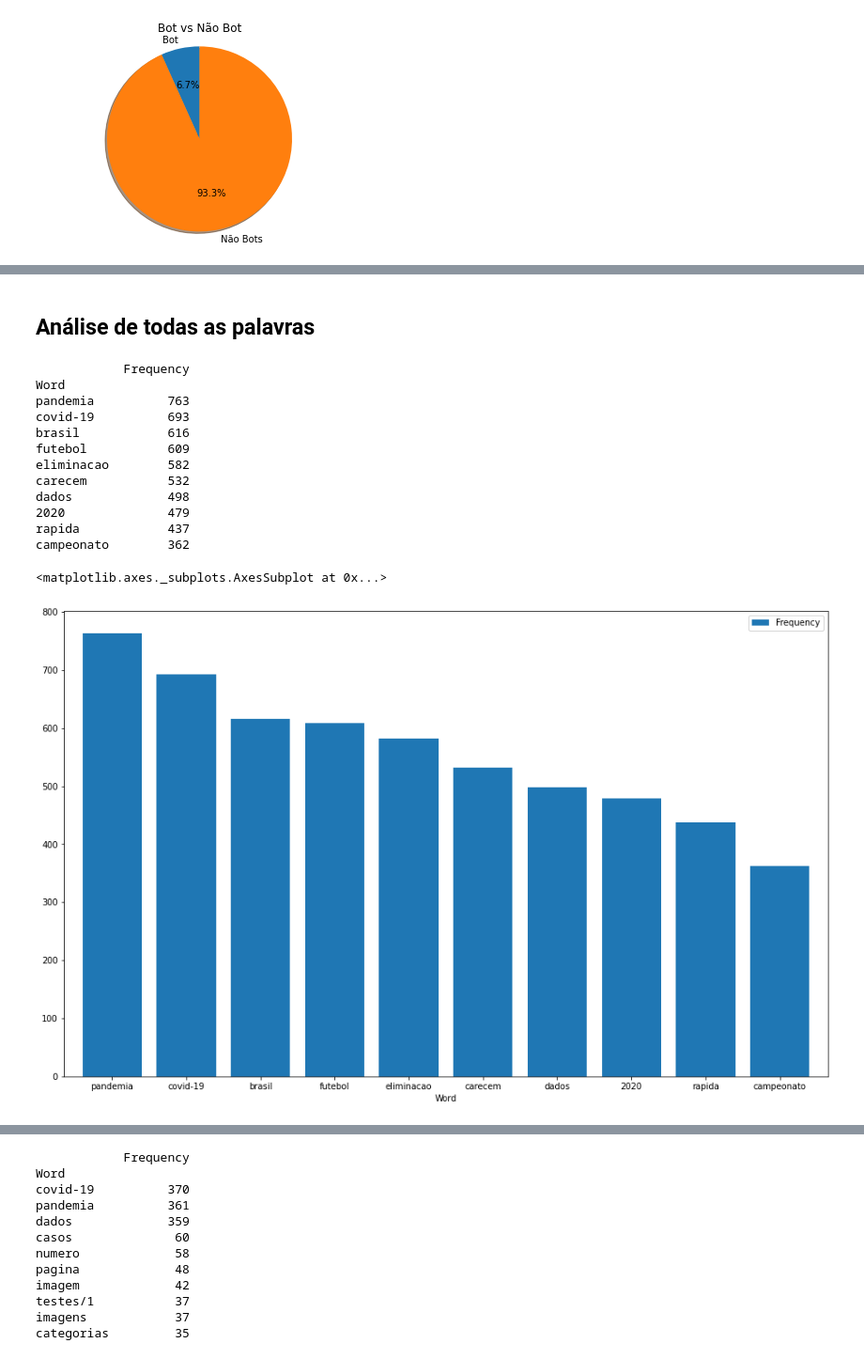
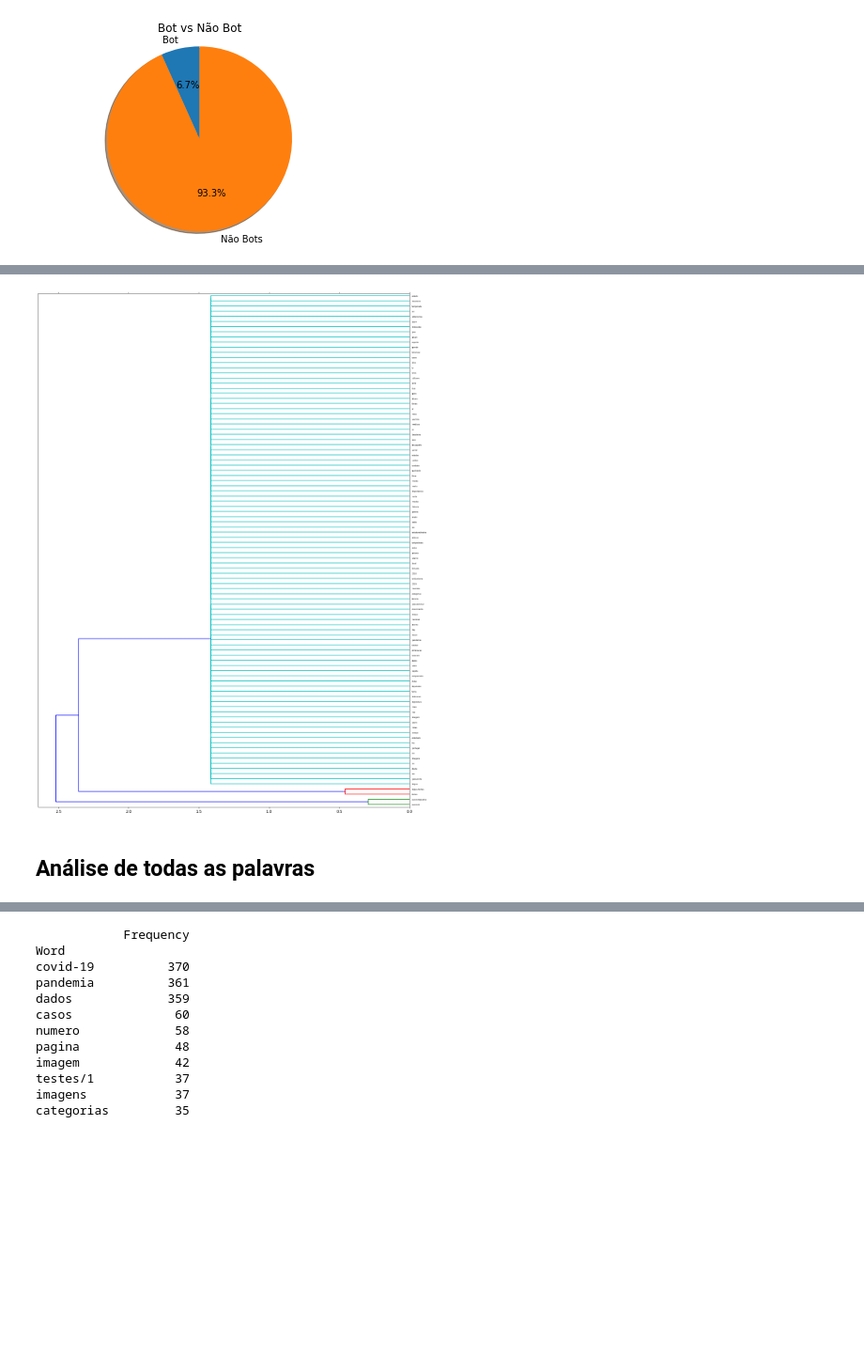
Before and after one commit to MarcosCordeiro/mestrado-wiki-vs-bot, a Jupyter notebook: Projeto/Script/Python_Notebook/bot_vs_wiki.ipynb, the cells around one changed output, grey strips where cells are left out. Shown at 94% size. Saved outputs shown, nothing was run; the diff lists cells and outputs as text; code cells hidden in the pictures; blank space fills up the shorter version.

```diff
--- a/Projeto/Script/Python_Notebook/bot_vs_wiki.ipynb
+++ b/Projeto/Script/Python_Notebook/bot_vs_wiki.ipynb
@@ -177,0 +178,5 @@ plt.show()
+# %%
+top_N = 100
+words = df["title_cleaned"].str.cat(sep=' ').split()
+rslt = pd.DataFrame(Counter(words).most_common(top_N), columns=['Word', 'Frequency']).set_index('Word')
+print(rslt)
@@ -178,23 +199,29 @@ plt.show()
+# %%
+str_list = rslt.index.values
+vec = TfidfVectorizer()
+vec.fit(str_list)
+matrix_transf = vec.transform(str_list)
+
+from sklearn.metrics.pairwise import cosine_similarity
+from scipy.cluster.hierarchy import ward, dendrogram
+
+dist = 1 - cosine_similarity(matrix_transf)
+linkage_matrix = ward(dist)
+
+fig, ax = plt.subplots(figsize=(15, 20))
+ax = dendrogram(linkage_matrix, orientation="left", labels=str_list);
+
+plt.tick_params(\
+    axis= 'x',
+    which='both',
+    bottom='off',
+    top='off',
+    labelbottom='off')
+
+plt.tight_layout()
+
+plt.savefig('ward_clusters.png', dpi=200)
+# %% [output]
+[figure, added]
 # %% [markdown]
 ## Análise de todas as palavras
-# %%
-top_N = 10
-words = df["title_cleaned"].str.cat(sep=' ').split()
-rslt = pd.DataFrame(Counter(words).most_common(top_N), columns=['Word', 'Frequency']).set_index('Word')
-print(rslt)
-rslt.plot.bar(rot=0, figsize=(16,10), width=0.8)
-# %% [output]
-            Frequency
-Word
-pandemia          763
-covid-19          693
-brasil            616
-futebol           609
-eliminacao        582
-carecem           532
-dados             498
-2020              479
-rapida            437
-campeonato        362
-<matplotlib.axes._subplots.AxesSubplot at 0x...>
-[figure, removed]
```
Also changed, not shown: parts of 13 cells of this notebook, 2 other files.
